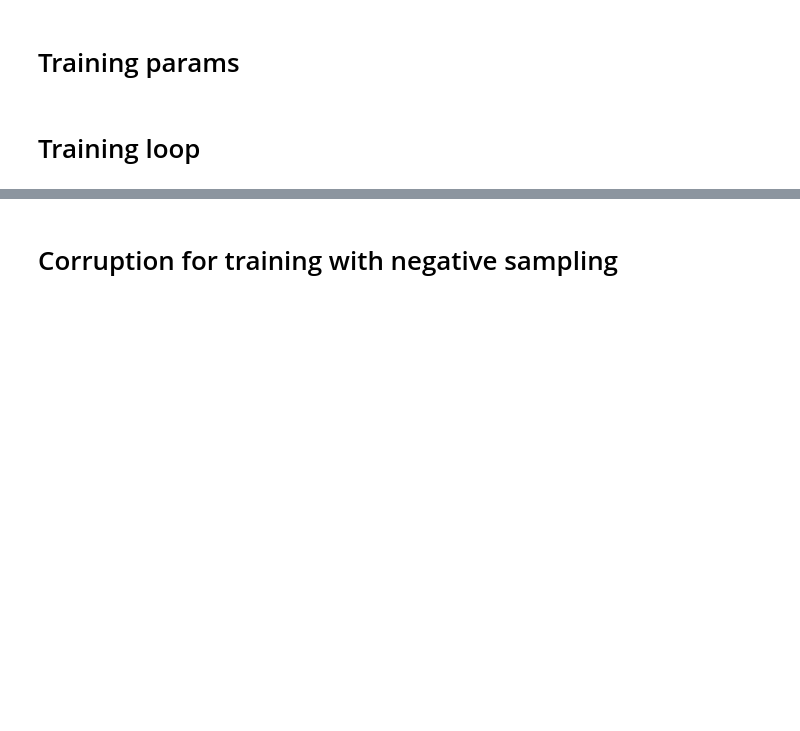
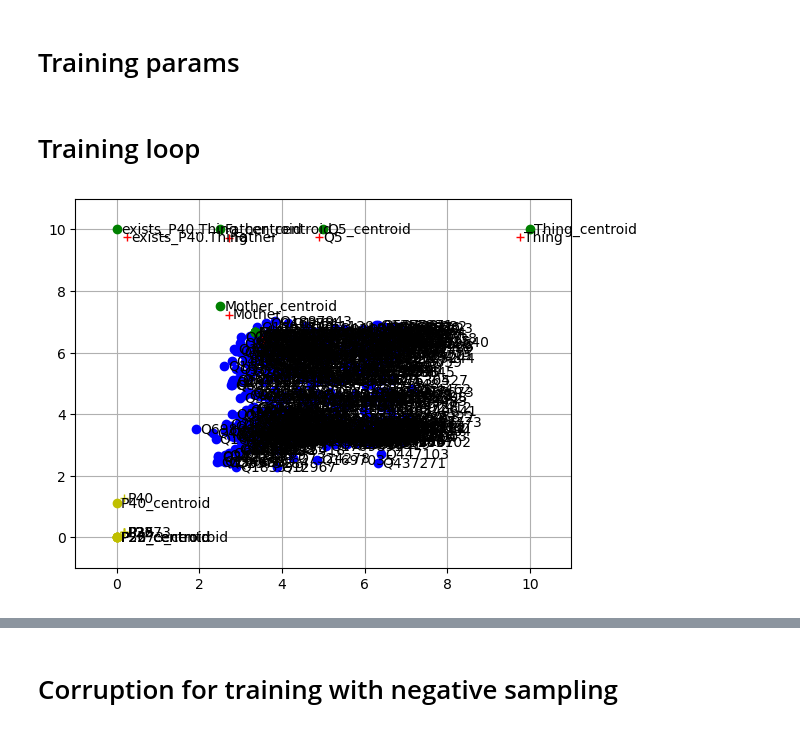
Before and after one commit to victorlacerdab/ELH-Implementation, a Jupyter notebook: canmodelfixing copy.ipynb, the cells around one changed output, grey strips where cells are left out. Drawn from its saved outputs; the diff is of its cells as text; code cells hidden in the pictures; blank space fills up the shorter version.

```diff
--- a/canmodelfixing copy.ipynb
+++ b/canmodelfixing copy.ipynb
@@ -1606,5 +1674,7 @@ model = FaithEL(EMB_DIM, PHI, RADIUS,
 
 optimizer = optim.Adam(model.parameters(), lr=LR)
 # %%
-# plot_model(model, idx_to_entity_vocab, idx_to_concept_vocab, idx_to_role_vocab, SCALE_FACTOR, DIM1, DIM2)
+plot_model(model, idx_to_entity_vocab, idx_to_concept_vocab, idx_to_role_vocab, SCALE_FACTOR, DIM1, DIM2)
+# %% [output]
+[figure, added]
 # %%
```
Also changed, not shown: parts of 19 cells of this notebook, 1 other file.
